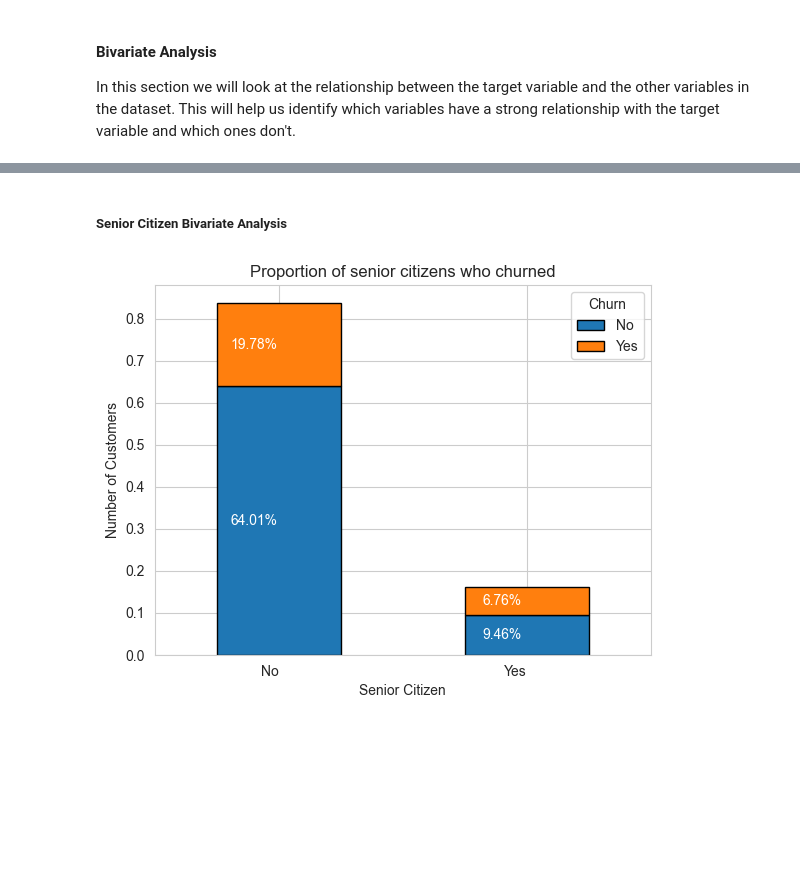
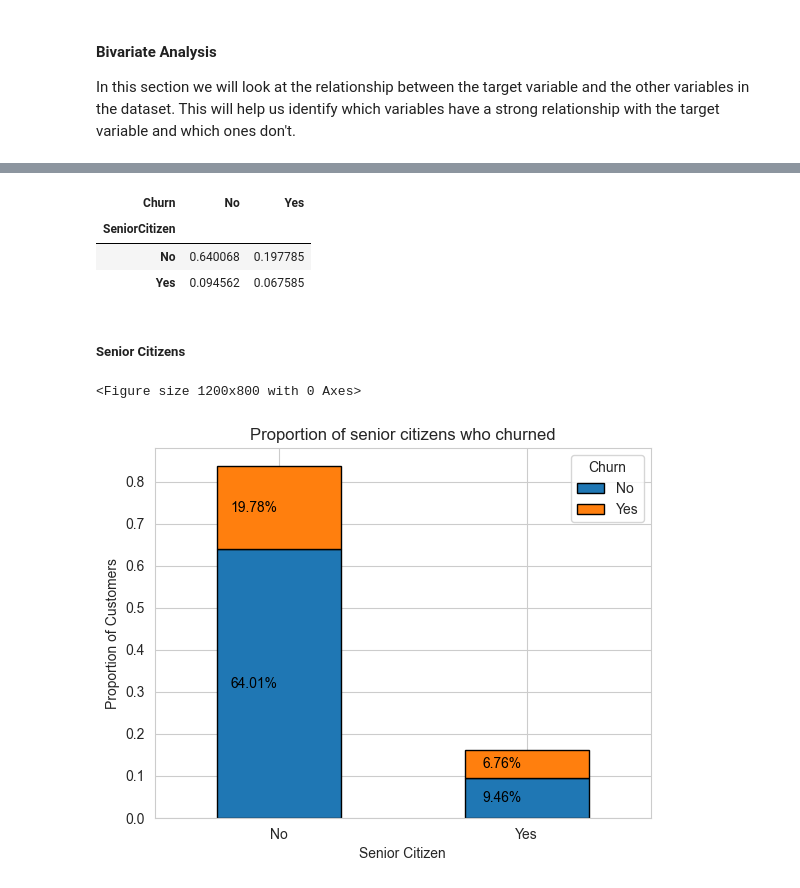
Before and after one commit to rongachoka/Customer_Churn_Analysis_EDA, a Jupyter notebook: index.ipynb, the cells around one changed output, grey strips where cells are left out. Cells and saved outputs as stored; diff of their text form; code cells hidden in the pictures; blank space fills up the shorter version.

```diff
--- a/index.ipynb
+++ b/index.ipynb
@@ -626,7 +609,16 @@ def plot_bivariate(df:pd.DataFrame, x:str, title:str, xlabel:str, ylabel:str, hu
+# %%
+group_proportions = groupcount.div(len(df), axis=0)
+group_proportions
+# %% [output]
+| Churn | No | Yes |
+| SeniorCitizen |  |  |
+| No | 0.640068 | 0.197785 |
+| Yes | 0.094562 | 0.067585 |
 # %%
-def plot_bivariate(df: pd.DataFrame, x: str, title: str, xlabel: str, ylabel: str, hue: str = None):
+def plot_bivariate(df: pd.DataFrame, x: str, title: str, xlabel: str, ylabel: str, hue: str = None,
+                   rotation: int = 0):
     """
-    This function plots the relationship between two variables in a dataframe.
+    This function plots the relationship between the target variable and another variable.
 
     :param df: Dataframe to be used
     :param x: X variable
@@ -635,6 +627,7 @@ def plot_bivariate(df: pd.DataFrame, x: str, title: str, xlabel: str, ylabel: st
     :param ylabel: Y label
     :param hue: Hue variable
     """
+    plt.figure(figsize=(12, 8))
     # Calculate proportions relative to the entire dataset
     total_counts = df[x].value_counts().sort_values(ascending=False)
     group_counts = df.groupby([x, hue])[x].count().unstack()
@@ -649,19 +642,21 @@ def plot_bivariate(df: pd.DataFrame, x: str, title: str, xlabel: str, ylabel: st
             x_pos = i + j * 0 - 0.1 * (len(row) - 1)  # Adjust the position for hue
             y_pos = row.head(j + 1).sum() - value / 2
             proportion_text = f"{value:.2%}"
-            ax.text(x_pos, y_pos, proportion_text, ha='center', va='center', color='white')
+            ax.text(x_pos, y_pos, proportion_text, ha='center', va='center', color="black")
 
     # Customize the plot
     plt.title(title)
     plt.xlabel(xlabel)
     plt.ylabel(ylabel)
-    plt.xticks(range(len(total_counts)), total_counts.index, rotation=0, ha="right")
+    plt.xticks(range(len(total_counts)), total_counts.index,
+               rotation=rotation, ha="center")
     plt.legend(title=hue)
-    plt.show()
+    plt.show();
 # %% [markdown]
-##### Senior Citizen Bivariate Analysis
+##### Senior Citizens
 # %%
 plot_bivariate(df=df, x="SeniorCitizen", title="Proportion of senior citizens who churned",
-               xlabel="Senior Citizen", ylabel="Number of Customers", hue="Churn")
+               xlabel="Senior Citizen", ylabel="Proportion of Customers", hue="Churn")
 # %% [output]
+<Figure size 1200x800 with 0 Axes>
-[figure, old version]
+[figure, new version]
```
Also changed, not shown: parts of 19 cells of this notebook.
